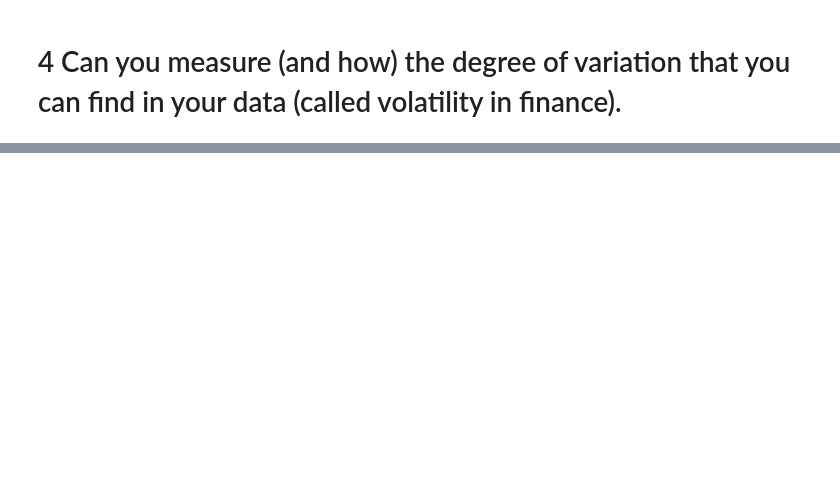
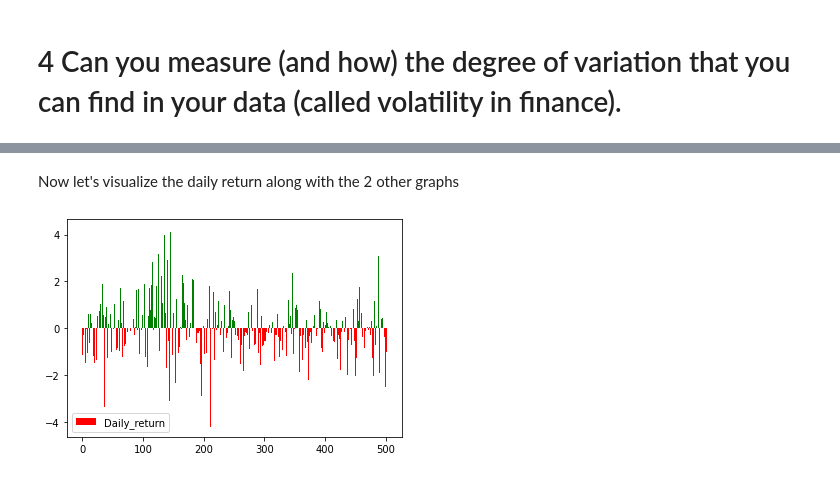
Before and after one commit to maximewel/ml_data_mining, a Jupyter notebook: serie1/serie1.ipynb, the cells around one changed output, grey strips where cells are left out. Drawn from its saved outputs; the diff is of its cells as text; code cells hidden in the pictures; blank space fills up the shorter version.

```diff
--- a/serie1/serie1.ipynb
+++ b/serie1/serie1.ipynb
@@ -132,0 +233,4 @@ I have the values for the cumulated price of the CAC40 index at open, close, and
+# %%
+
+cac40df["Daily_return"] = ((cac40df["Open"] - cac40df["Close"]) / cac40df["Open"]) * 100
+cac40df
@@ -132,0 +251,26 @@ I have the values for the cumulated price of the CAC40 index at open, close, and
+# %% [markdown]
+Now let's visualize the daily return along with the 2 other graphs
+# %%
+import plotly.graph_objects as go
+
+#Extract 500 days to be more human readable
+cac40Extract = cac40df.iloc[1999:2500, :]
+x = np.linspace(0, len(cac40Extract), len(cac40Extract))
+
+candlestick = go.Candlestick(
+                            x=cac40Extract.index,
+                            open=cac40Extract['Open'],
+                            high=cac40Extract['High'],
+                            low=cac40Extract['Low'],
+                            close=cac40Extract['Close']
+                            )
+
+fig = go.Figure(data=[candlestick])
+
+plt.bar(x, cac40Extract["Daily_return"], label='Daily_return', color=['red' if (x < 0) else 'green' for x in cac40Extract["Daily_return"]])
+plt.legend()
+
+fig.show()
+plt.show()
+# %% [output]
+[figure, added]
```
Also changed, not shown: parts of 18 cells of this notebook.
